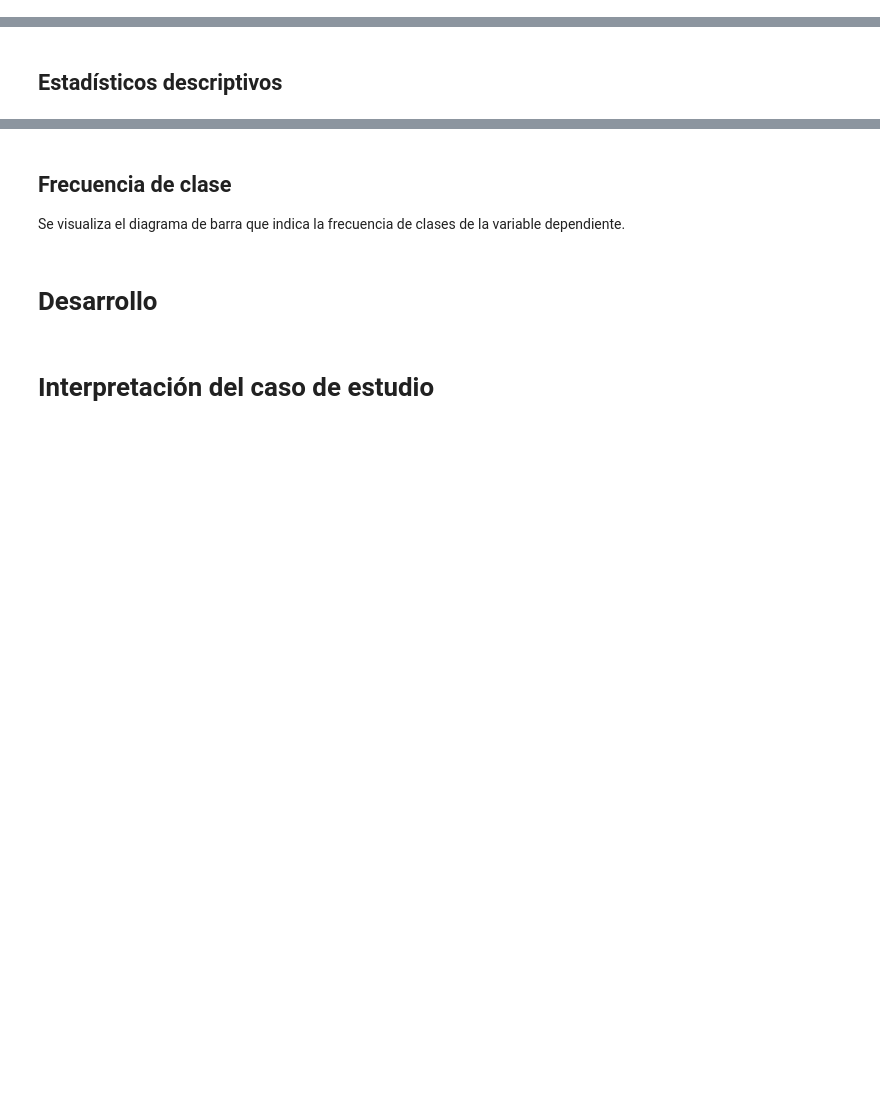
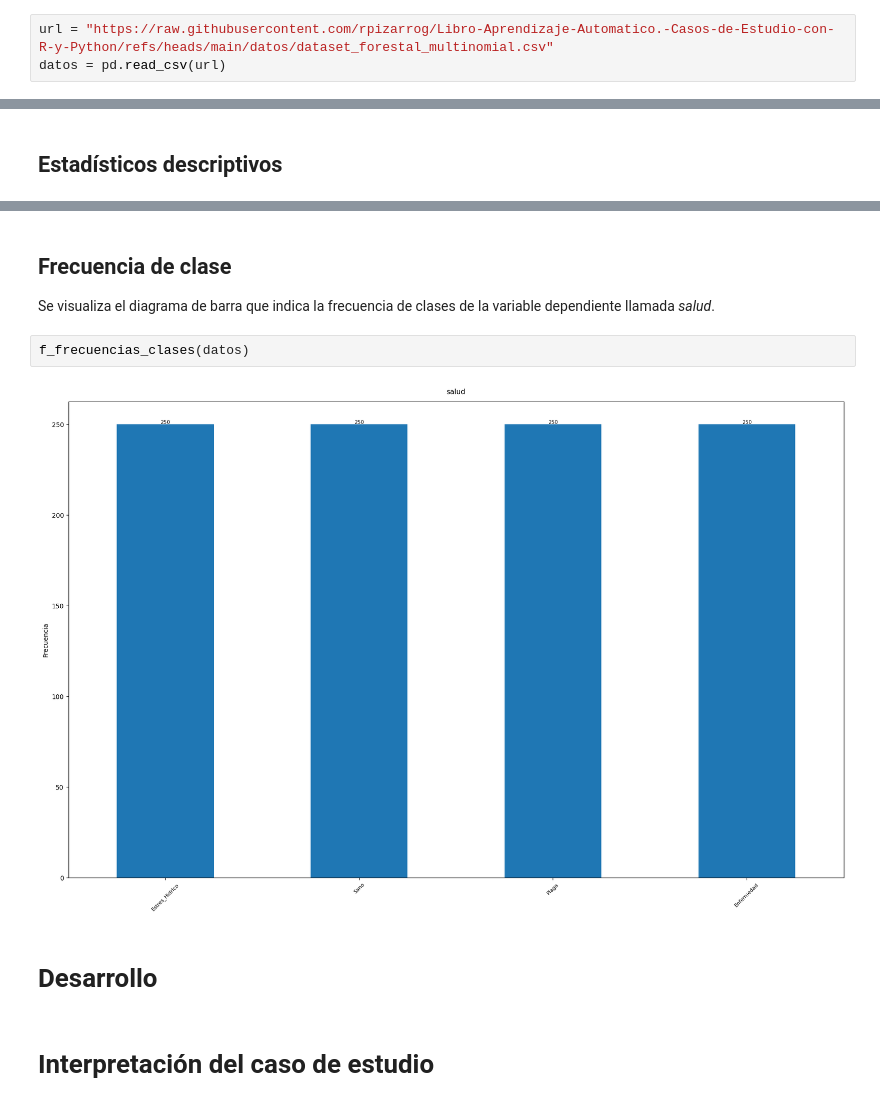
Before and after one commit to rpizarrog/Libro-Aprendizaje-Automatico.-Casos-de-Estudio-con-R-y-Python, a Jupyter notebook: Python NoteBooks/CASO_ARBOLES_DE_CLASIFICACION_RANDOM_FOREST_Y_REGRESION_LOGISTICAS_PARA_DATOS_DE_SALUD_ARBOLES.ipynb, the cells around one changed output, grey strips where cells are left out. Drawn from its saved outputs; the diff is of its cells as text; blank space fills up the shorter version.

```diff
--- a/Python NoteBooks/CASO_ARBOLES_DE_CLASIFICACION_RANDOM_FOREST_Y_REGRESION_LOGISTICAS_PARA_DATOS_DE_SALUD_ARBOLES.ipynb
+++ b/Python NoteBooks/CASO_ARBOLES_DE_CLASIFICACION_RANDOM_FOREST_Y_REGRESION_LOGISTICAS_PARA_DATOS_DE_SALUD_ARBOLES.ipynb
@@ -56,2 +1440,5 @@ Se cargan librerías, funciones que permiten la adecuada ejecución del caso de
+# %%
+url = "https://raw.githubusercontent.com/rpizarrog/Libro-Aprendizaje-Automatico.-Casos-de-Estudio-con-R-y-Python/refs/heads/main/datos/dataset_forestal_multinomial.csv"
+datos = pd.read_csv(url)
 # %% [markdown]
 ## Visualizar datos
@@ -64,7 +1484,11 @@ Se cargan librerías, funciones que permiten la adecuada ejecución del caso de
 # %% [markdown]
 ## Frecuencia de clase
 
-Se visualiza el diagrama de barra que indica la frecuencia de clases de la variable dependiente.
+Se visualiza el diagrama de barra que indica la frecuencia de clases de la variable dependiente llamada *salud*.
+# %%
+f_frecuencias_clases(datos)
+# %% [output]
+[figure, added]
 # %% [markdown]
 # Desarrollo
 # %% [markdown]
```
Also changed, not shown: parts of 9 cells of this notebook.
